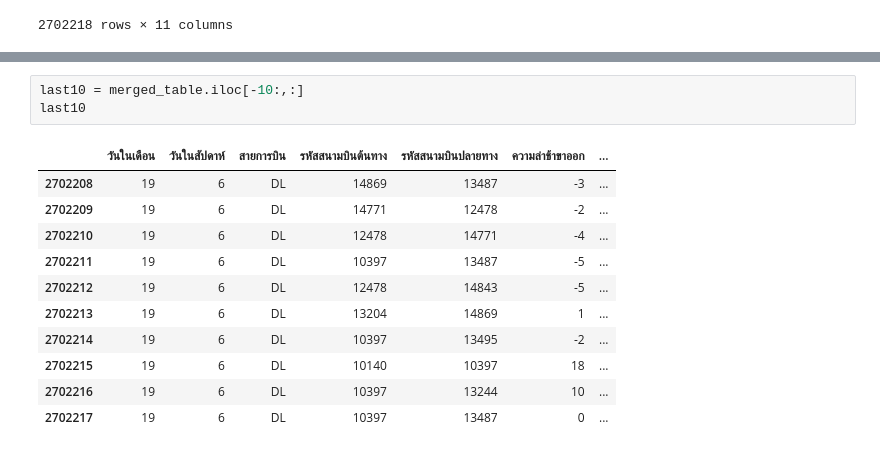
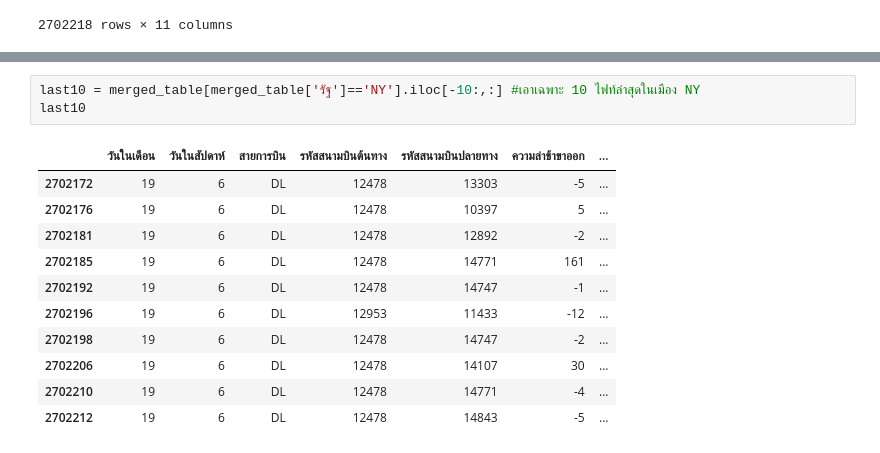
Before and after one commit to nualpair/DWDM21, a Jupyter notebook: Mini_Exam.ipynb, the cells around one changed output, grey strips where cells are left out. Drawn from its saved outputs; the diff is of its cells as text.

```diff
--- a/Mini_Exam.ipynb
+++ b/Mini_Exam.ipynb
@@ -186,15 +222,15 @@ merged_table
 # %%
-last10 = merged_table.iloc[-10:,:]
+last10 = merged_table[merged_table['รัฐ']=='NY'].iloc[-10:,:] #เอาเฉพาะ 10 ไฟท์ล่าสุดในเมือง NY
 last10
 # %% [output]
 |  | วันในเดือน | วันในสัปดาห์ | สายการบิน | รหัสสนามบินต้นทาง | รหัสสนามบินปลายทาง | ความล่าช้าขาออก | ... |
-| 2702208 | 19 | 6 | DL | 14869 | 13487 | -3 | ... |
-| 2702209 | 19 | 6 | DL | 14771 | 12478 | -2 | ... |
+| 2702172 | 19 | 6 | DL | 12478 | 13303 | -5 | ... |
+| 2702176 | 19 | 6 | DL | 12478 | 10397 | 5 | ... |
+| 2702181 | 19 | 6 | DL | 12478 | 12892 | -2 | ... |
+| 2702185 | 19 | 6 | DL | 12478 | 14771 | 161 | ... |
+| 2702192 | 19 | 6 | DL | 12478 | 14747 | -1 | ... |
+| 2702196 | 19 | 6 | DL | 12953 | 11433 | -12 | ... |
+| 2702198 | 19 | 6 | DL | 12478 | 14747 | -2 | ... |
+| 2702206 | 19 | 6 | DL | 12478 | 14107 | 30 | ... |
 | 2702210 | 19 | 6 | DL | 12478 | 14771 | -4 | ... |
-| 2702211 | 19 | 6 | DL | 10397 | 13487 | -5 | ... |
 | 2702212 | 19 | 6 | DL | 12478 | 14843 | -5 | ... |
-| 2702213 | 19 | 6 | DL | 13204 | 14869 | 1 | ... |
-| 2702214 | 19 | 6 | DL | 10397 | 13495 | -2 | ... |
-| 2702215 | 19 | 6 | DL | 10140 | 10397 | 18 | ... |
-| 2702216 | 19 | 6 | DL | 10397 | 13244 | 10 | ... |
-| 2702217 | 19 | 6 | DL | 10397 | 13487 | 0 | ... |
```
Also changed, not shown: parts of 10 cells of this notebook.
